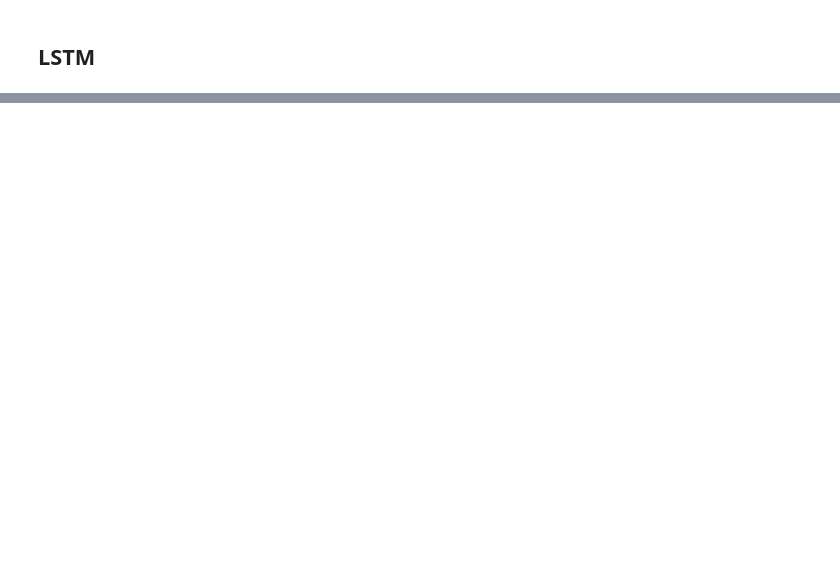
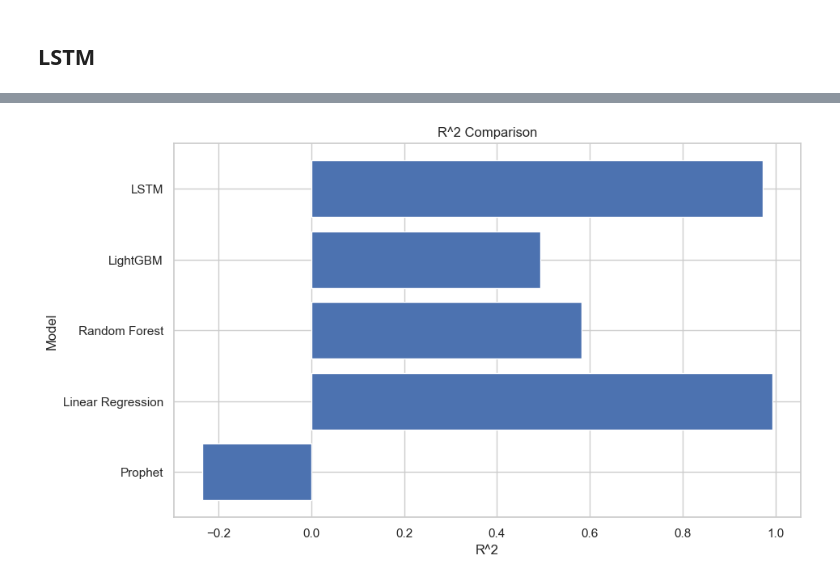
Before and after one commit to Vaquita-AI/Gold-Price-Prediction, a Jupyter notebook: Main.ipynb, the cells around one changed output, grey strips where cells are left out. Drawn from its saved outputs; the diff is of its cells as text; code cells hidden in the pictures; blank space fills up the shorter version.

```diff
--- a/Main.ipynb
+++ b/Main.ipynb
@@ -1189,0 +1172,10 @@ Training and evaluation completed.
+# %%
+# Plot the R^2 separately in a horizontal bar setup
+plt.figure(figsize=(10, 6))
+plt.barh(list(results.keys()), [results[model]['R2'] for model in results])
+plt.title('R^2 Comparison')
+plt.xlabel('R^2')
+plt.ylabel('Model')
+plt.show()
+# %% [output]
+[figure, added]
```
Also changed, not shown: parts of 33 cells of this notebook.
